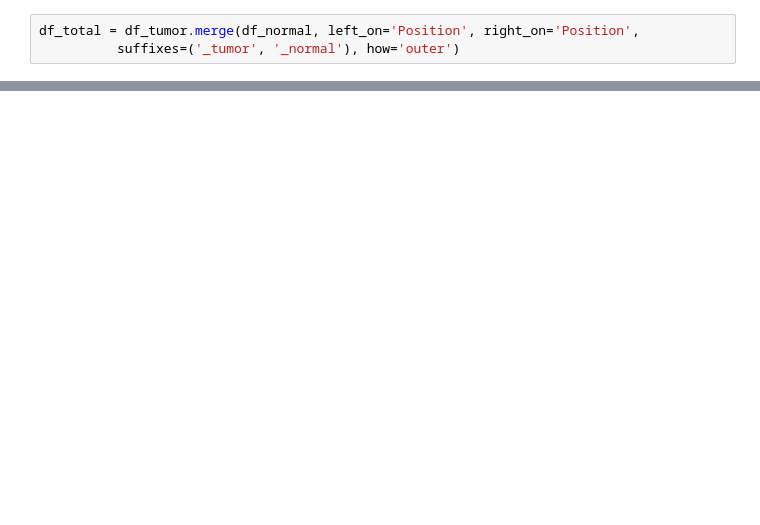
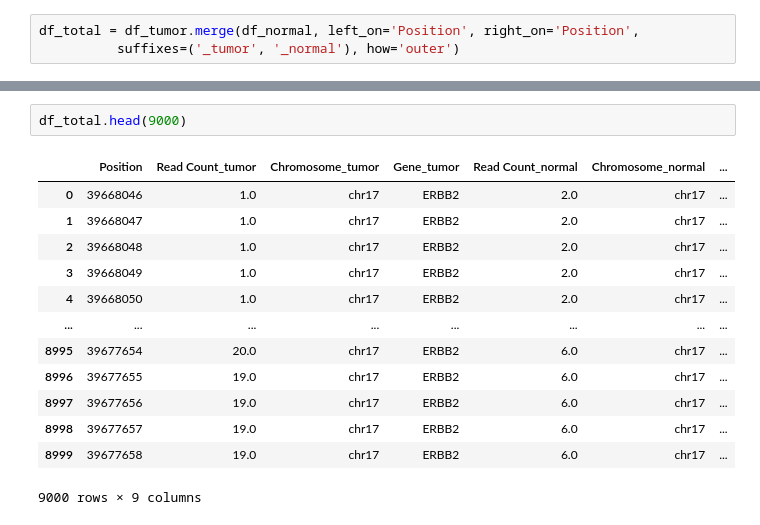
Before and after one commit to wwoskie/IBRE_Biohack_CNV, a Jupyter notebook: pysam.ipynb, the cells around one changed output, grey strips where cells are left out. Saved outputs shown, nothing was run; the diff lists cells and outputs as text; blank space fills up the shorter version.

```diff
--- a/pysam.ipynb
+++ b/pysam.ipynb
@@ -321,0 +136,16 @@ df_total
+# %%
+df_total.head(9000)
+# %% [output]
+|  | Position | Read Count_tumor | Chromosome_tumor | Gene_tumor | Read Count_normal | Chromosome_normal | ... |
+| 0 | 39668046 | 1.0 | chr17 | ERBB2 | 2.0 | chr17 | ... |
+| 1 | 39668047 | 1.0 | chr17 | ERBB2 | 2.0 | chr17 | ... |
+| 2 | 39668048 | 1.0 | chr17 | ERBB2 | 2.0 | chr17 | ... |
+| 3 | 39668049 | 1.0 | chr17 | ERBB2 | 2.0 | chr17 | ... |
+| 4 | 39668050 | 1.0 | chr17 | ERBB2 | 2.0 | chr17 | ... |
+| ... | ... | ... | ... | ... | ... | ... | ... |
+| 8995 | 39677654 | 20.0 | chr17 | ERBB2 | 6.0 | chr17 | ... |
+| 8996 | 39677655 | 19.0 | chr17 | ERBB2 | 6.0 | chr17 | ... |
+| 8997 | 39677656 | 19.0 | chr17 | ERBB2 | 6.0 | chr17 | ... |
+| 8998 | 39677657 | 19.0 | chr17 | ERBB2 | 6.0 | chr17 | ... |
+| 8999 | 39677658 | 19.0 | chr17 | ERBB2 | 6.0 | chr17 | ... |
+9000 rows × 9 columns
```
Also changed, not shown: parts of 28 cells of this notebook.
